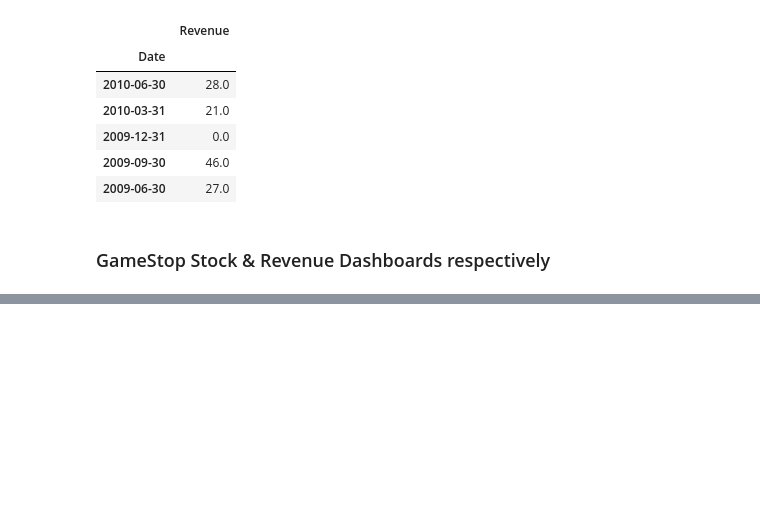
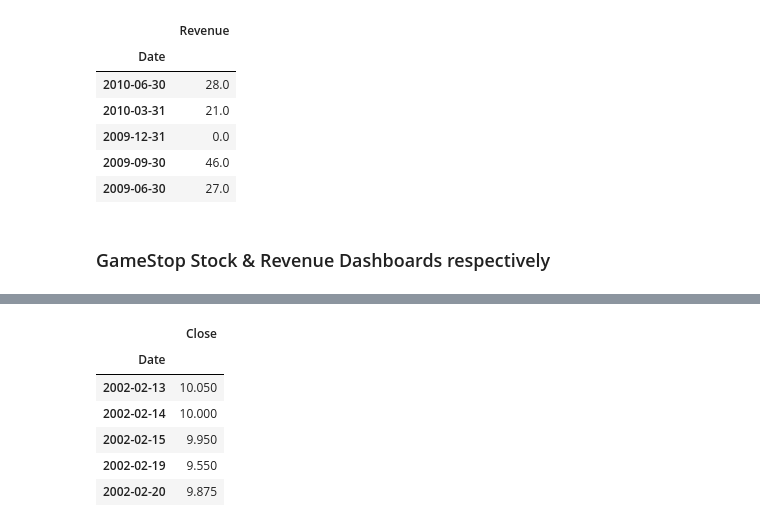
Before and after one commit to bahamalytixs/BahamaLytixs, a Jupyter notebook: HRolle_Proj_Python_Jupyter_Notebook2X.ipynb, the cells around one changed output, grey strips where cells are left out. Drawn from its saved outputs; the diff is of its cells as text; code cells hidden in the pictures; blank space fills up the shorter version.

```diff
--- a/HRolle_Proj_Python_Jupyter_Notebook2X.ipynb
+++ b/HRolle_Proj_Python_Jupyter_Notebook2X.ipynb
@@ -456,0 +469,10 @@ game_stck2.head()
+# %%
+game_stck2.head()
+# %% [output]
+|  | Close |
+| Date |  |
+| 2002-02-13 | 10.050 |
+| 2002-02-14 | 10.000 |
+| 2002-02-15 | 9.950 |
+| 2002-02-19 | 9.550 |
+| 2002-02-20 | 9.875 |
```
Also changed, not shown: parts of 22 cells of this notebook.
